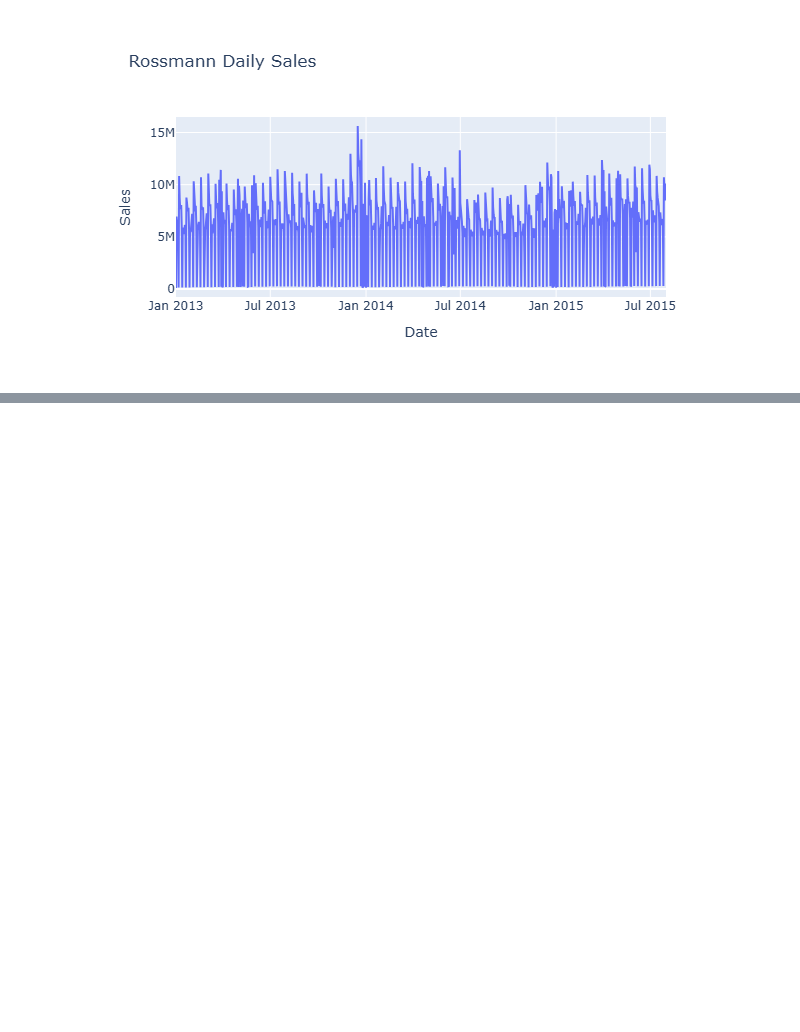
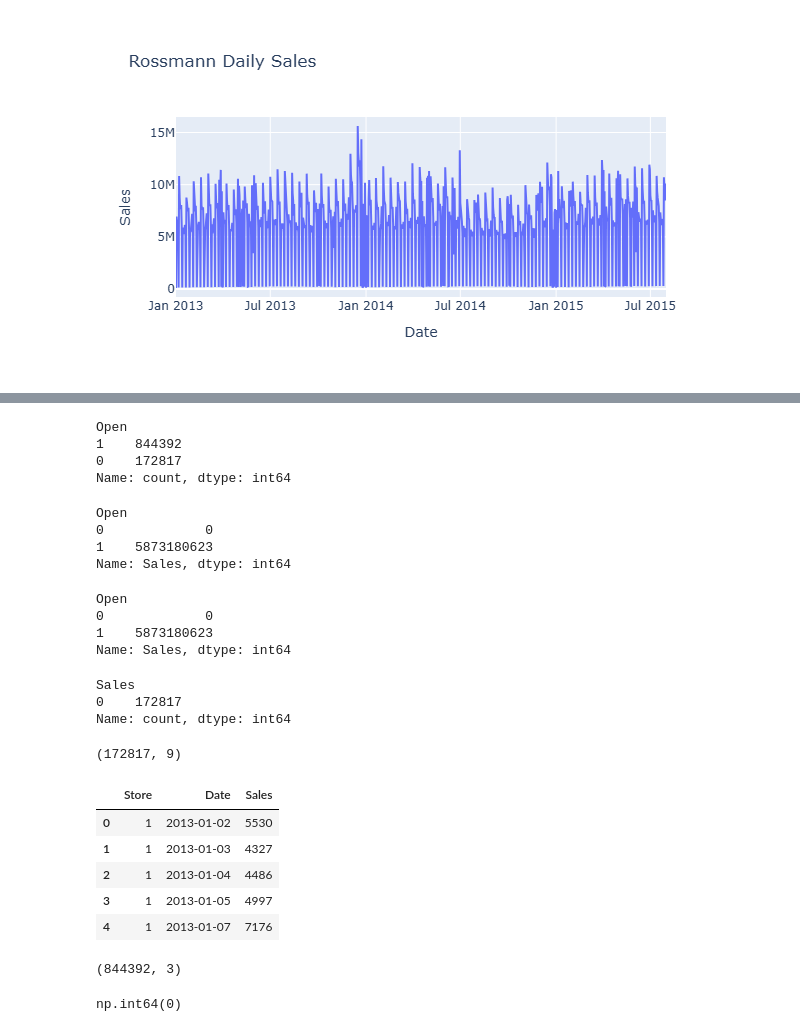
Before and after one commit to shreyaChoudhry/stocksense, a Jupyter notebook: 01_data_inspection.ipynb, the cells around one changed output, grey strips where cells are left out. Drawn from its saved outputs; the diff is of its cells as text; code cells hidden in the pictures; blank space fills up the shorter version.

```diff
--- a/01_data_inspection.ipynb
+++ b/01_data_inspection.ipynb
@@ -290,0 +273,55 @@ SyntaxError: invalid character '↓' (U+2193) (3617503146.py, line 8)
+# %%
+train["Open"].value_counts()
+# %% [output]
+Open
+1    844392
+0    172817
+Name: count, dtype: int64
+# %%
+train.groupby("Open")["Sales"].sum()
+# %% [output]
+Open
+0             0
+1    5873180623
+Name: Sales, dtype: int64
+# %%
+train.groupby("Open")["Sales"].sum()
+# %% [output]
+Open
+0             0
+1    5873180623
+Name: Sales, dtype: int64
+# %%
+train[train["Open"] == 0]["Sales"].value_counts().head()
+# %% [output]
+Sales
+0    172817
+Name: count, dtype: int64
+# %%
+train[train["Open"] == 0].shape
+# %% [output]
+(172817, 9)
+# %%
+store_daily_sales = (
+    train[train["Open"] == 1]
+    .groupby(["Store", "Date"])["Sales"]
+    .sum()
+    .reset_index()
+)
+# %%
+store_daily_sales.head()
+# %% [output]
+|  | Store | Date | Sales |
+| 0 | 1 | 2013-01-02 | 5530 |
+| 1 | 1 | 2013-01-03 | 4327 |
+| 2 | 1 | 2013-01-04 | 4486 |
+| 3 | 1 | 2013-01-05 | 4997 |
+| 4 | 1 | 2013-01-07 | 7176 |
+# %%
+store_daily_sales.shape
+# %% [output]
+(844392, 3)
+# %%
+store_daily_sales.duplicated(["Store", "Date"]).sum()
+# %% [output]
+np.int64(0)
```
Also changed, not shown: parts of 12 cells of this notebook, 10 other files.
